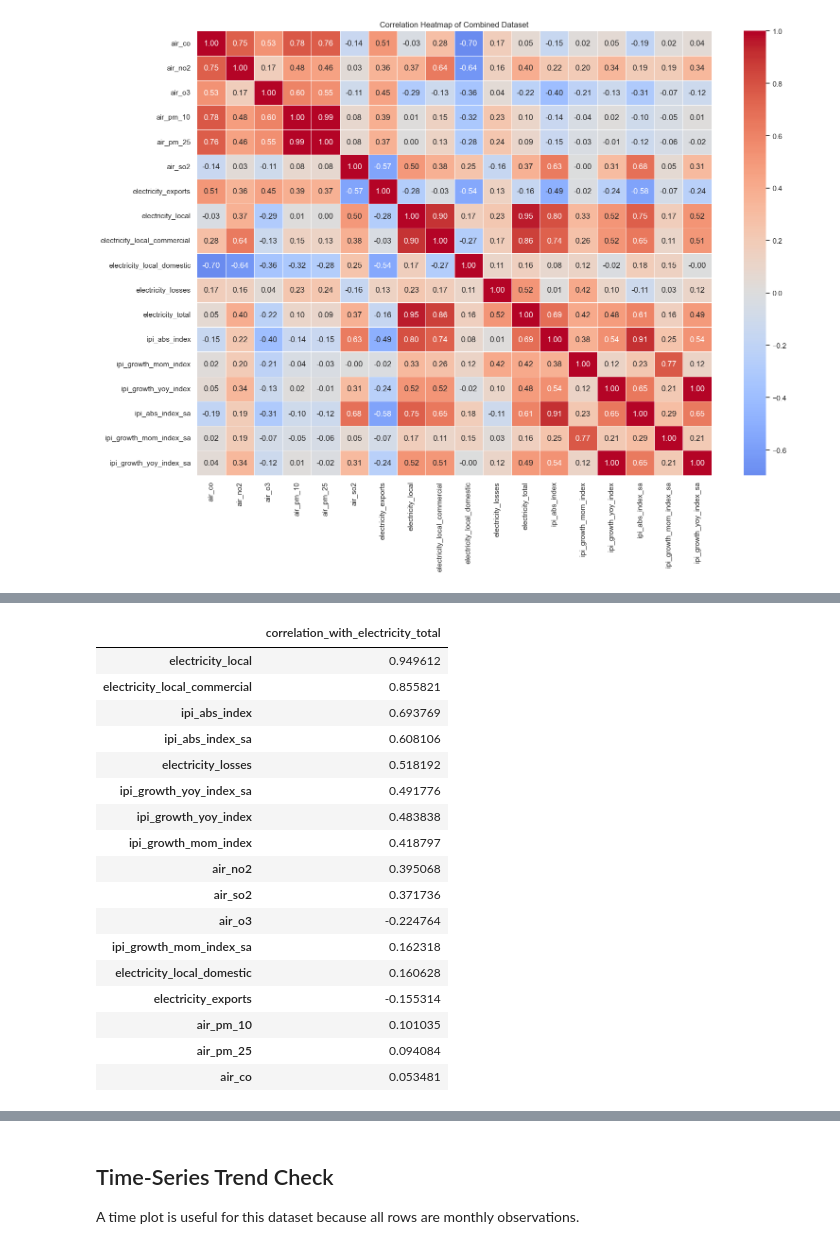
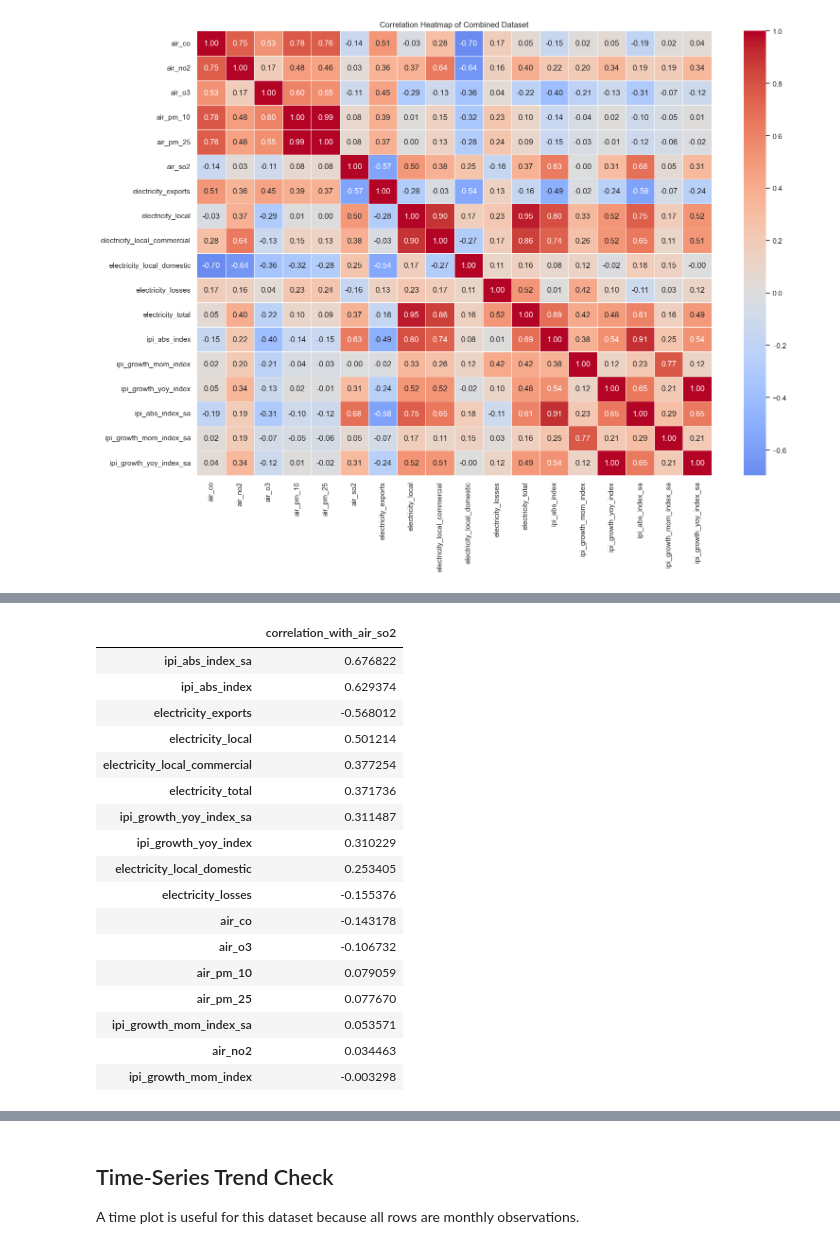
Before and after one commit to thelazycat-0728/COS40007-Design-Project, a Jupyter notebook: COS40007DataCleaning/DataCleaning.ipynb, the cells around one changed output, grey strips where cells are left out. Drawn from its saved outputs; the diff is of its cells as text; code cells hidden in the pictures.

```diff
--- a/COS40007DataCleaning/DataCleaning.ipynb
+++ b/COS40007DataCleaning/DataCleaning.ipynb
@@ -492,23 +514,22 @@ plt.show()
 # %%
-# Most correlated variables with electricity_total.
-corr_with_total = corr["electricity_total"].drop("electricity_total").sort_values(key=lambda s: s.abs(), ascending=False)
-display(corr_with_total.to_frame("correlation_with_electricity_total"))
+corr_with_total = corr["air_so2"].drop("air_so2").sort_values(key=lambda s: s.abs(), ascending=False)
+display(corr_with_total.to_frame("correlation_with_air_so2"))
 # %% [output]
-|  | correlation_with_electricity_total |
-| electricity_local | 0.949612 |
-| electricity_local_commercial | 0.855821 |
-| ipi_abs_index | 0.693769 |
-| ipi_abs_index_sa | 0.608106 |
-| electricity_losses | 0.518192 |
-| ipi_growth_yoy_index_sa | 0.491776 |
-| ipi_growth_yoy_index | 0.483838 |
-| ipi_growth_mom_index | 0.418797 |
-| air_no2 | 0.395068 |
-| air_so2 | 0.371736 |
-| air_o3 | -0.224764 |
-| ipi_growth_mom_index_sa | 0.162318 |
-| electricity_local_domestic | 0.160628 |
-| electricity_exports | -0.155314 |
-| air_pm_10 | 0.101035 |
-| air_pm_25 | 0.094084 |
-| air_co | 0.053481 |
+|  | correlation_with_air_so2 |
+| ipi_abs_index_sa | 0.676822 |
+| ipi_abs_index | 0.629374 |
+| electricity_exports | -0.568012 |
+| electricity_local | 0.501214 |
+| electricity_local_commercial | 0.377254 |
+| electricity_total | 0.371736 |
+| ipi_growth_yoy_index_sa | 0.311487 |
+| ipi_growth_yoy_index | 0.310229 |
+| electricity_local_domestic | 0.253405 |
+| electricity_losses | -0.155376 |
+| air_co | -0.143178 |
+| air_o3 | -0.106732 |
+| air_pm_10 | 0.079059 |
+| air_pm_25 | 0.077670 |
+| ipi_growth_mom_index_sa | 0.053571 |
+| air_no2 | 0.034463 |
+| ipi_growth_mom_index | -0.003298 |
```
Also changed, not shown: parts of 4 cells of this notebook, 5 other files.
